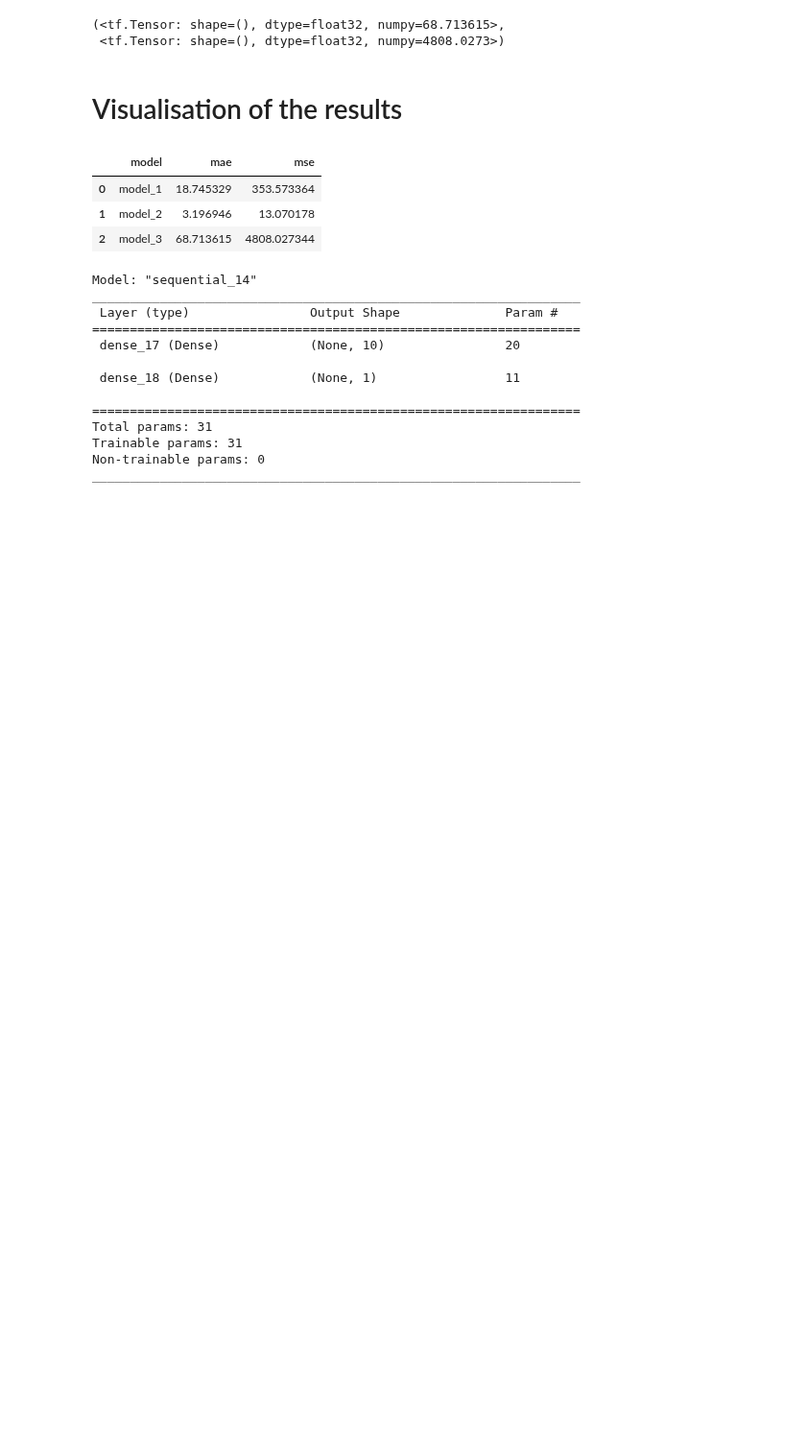
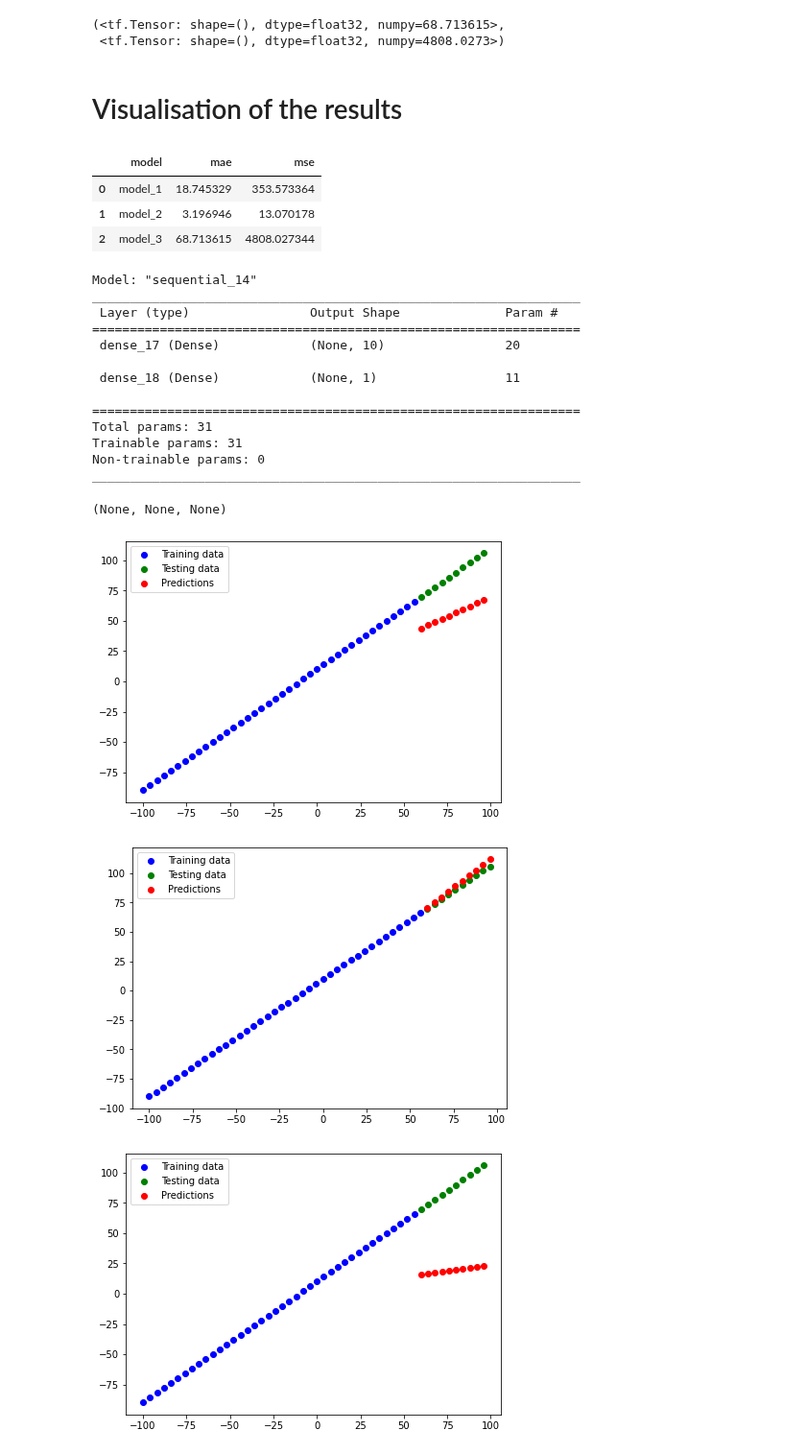
Before and after one commit to Janadhi14/tensorflow-test, a Jupyter notebook: NeuralNetworkRegression.ipynb, the cells around one changed output. Shown at 96% size. Drawn from its saved outputs; the diff is of its cells as text; code cells hidden in the pictures; blank space fills up the shorter version.

```diff
--- a/NeuralNetworkRegression.ipynb
+++ b/NeuralNetworkRegression.ipynb
@@ -800,17 +802,22 @@ all_resuts
 # %%
 # from this we can see that model 2 had the best preformance
 model_2.summary()
+plot_predictions(predictions = y_preds_1), plot_predictions(predictions = y_preds_2), plot_predictions(predictions = y_preds_3)
 # %% [output]
 Model: "sequential_14"
 _________________________________________________________________
  Layer (type)                Output Shape              Param #
 =================================================================
  dense_17 (Dense)            (None, 10)                20
 
  dense_18 (Dense)            (None, 1)                 11
 
 =================================================================
 Total params: 31
 Trainable params: 31
 Non-trainable params: 0
 _________________________________________________________________
+(None, None, None)
+[figure, added]
+[figure, added]
+[figure, added]
```
Also changed, not shown: parts of 5 cells of this notebook.
